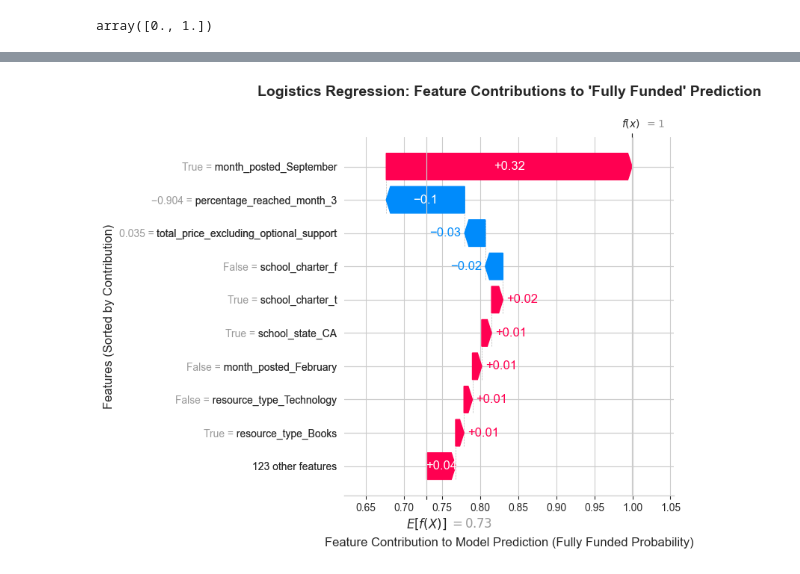
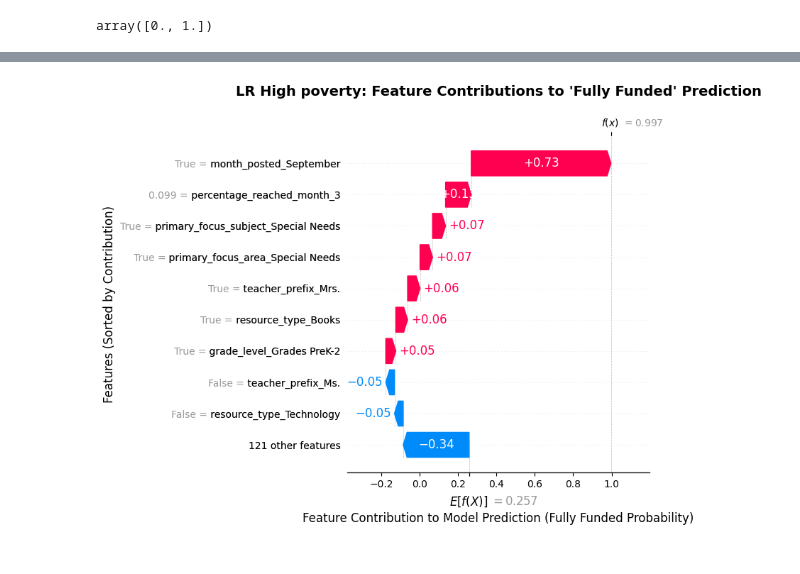
Before and after one commit to luciafang/94889-DonorsChoose, a Jupyter notebook: project/notebooks/SHAP_lr_high.ipynb, the cells around one changed output, grey strips where cells are left out. Drawn from its saved outputs; the diff is of its cells as text; code cells hidden in the pictures.

```diff
--- a/project/notebooks/SHAP_lr_high.ipynb
+++ b/project/notebooks/SHAP_lr_high.ipynb
@@ -7,7 +7,7 @@ import pandas as pd
 import joblib
 import matplotlib.pyplot as plt
 # %%
-model_path = "../outputs/logistic_regression_none_poverty.pkl"
+model_path = "../outputs/logistic_regression_high_poverty.pkl"
 model = joblib.load(model_path)
 # %%
 train_path = "../outputs/train_df.csv"
@@ -34,0 +35,4 @@ X_train.shape, X_test.shape
+# %%
+expected_features = model.feature_names_in_
+extra_features = set(X_train.columns) - set(expected_features)
+print("Extra features:", extra_features)
@@ -34,0 +41,3 @@ X_train.shape, X_test.shape
+# %%
+X_train = X_train[expected_features]
+X_test = X_test[expected_features]
@@ -90,28 +88,28 @@ shap.decision_plot(
 # %%
 fig, ax = plt.subplots(figsize=(10, 6))
 
 ax.set_title(
-    "Logistics Regression: Feature Contributions to 'Fully Funded' Prediction\n",
+    "LR High poverty: Feature Contributions to 'Fully Funded' Prediction\n",
     fontsize=14, fontweight="bold"
 )
 
 shap.waterfall_plot(
     shap.Explanation(
         values=shap_values[1][0, :],
         base_values=explainer.expected_value[1],
         data=X_test_sample.iloc[0, :],
         feature_names=X_test_sample.columns
     ),
     show=False
 )
 
 ax.set_xlabel("Feature Contribution to Model Prediction (Fully Funded Probability)", fontsize=12, labelpad=23)
 ax.set_ylabel("Features (Sorted by Contribution)", fontsize=12)
 ax.tick_params(axis='x', labelsize=10)
 ax.tick_params(axis='y', labelsize=10)
 
 plt.xticks(fontsize=10, rotation=0)
 plt.tight_layout()
 plt.show()
 # %% [output]
-[figure, old version]
+[figure, new version]
```
Also changed, not shown: parts of 9 cells of this notebook, 3 other files.
